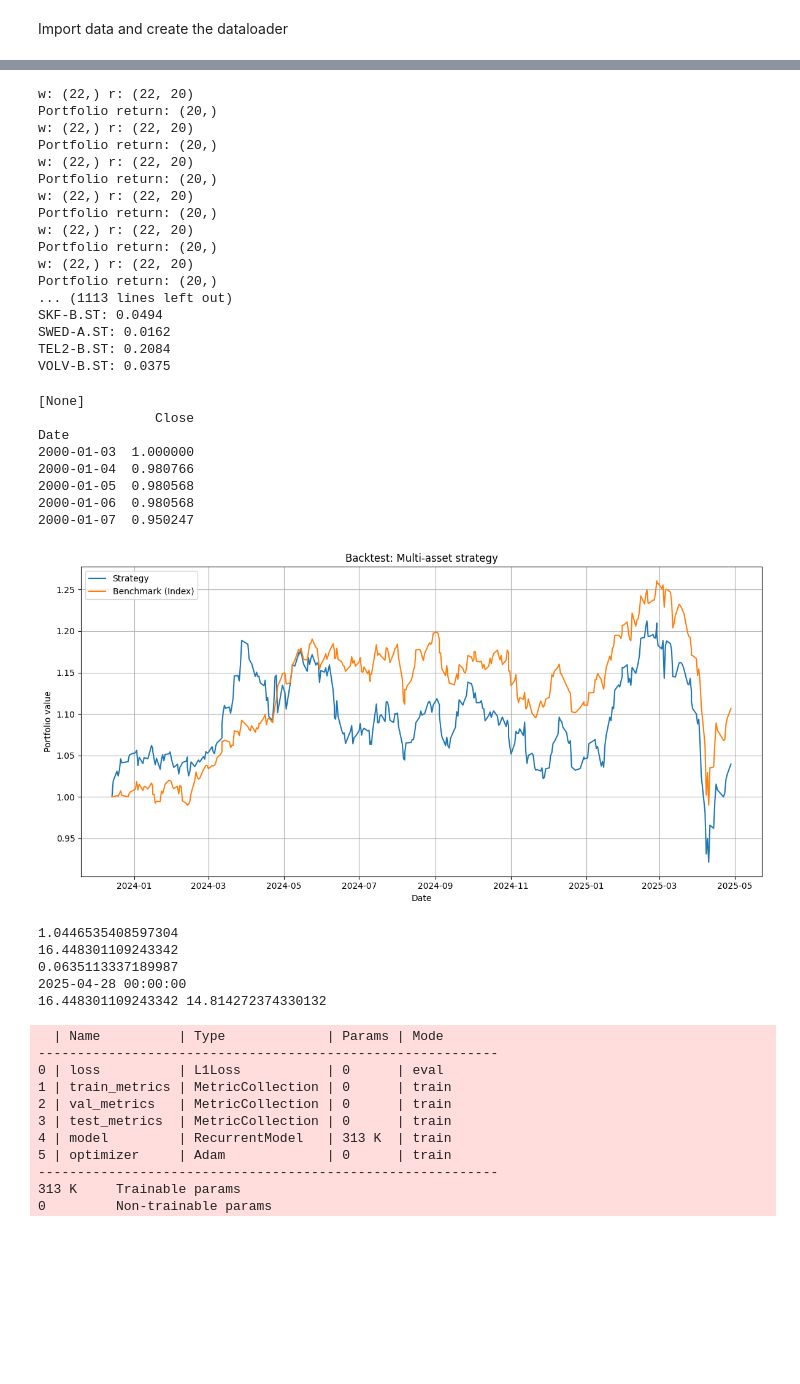
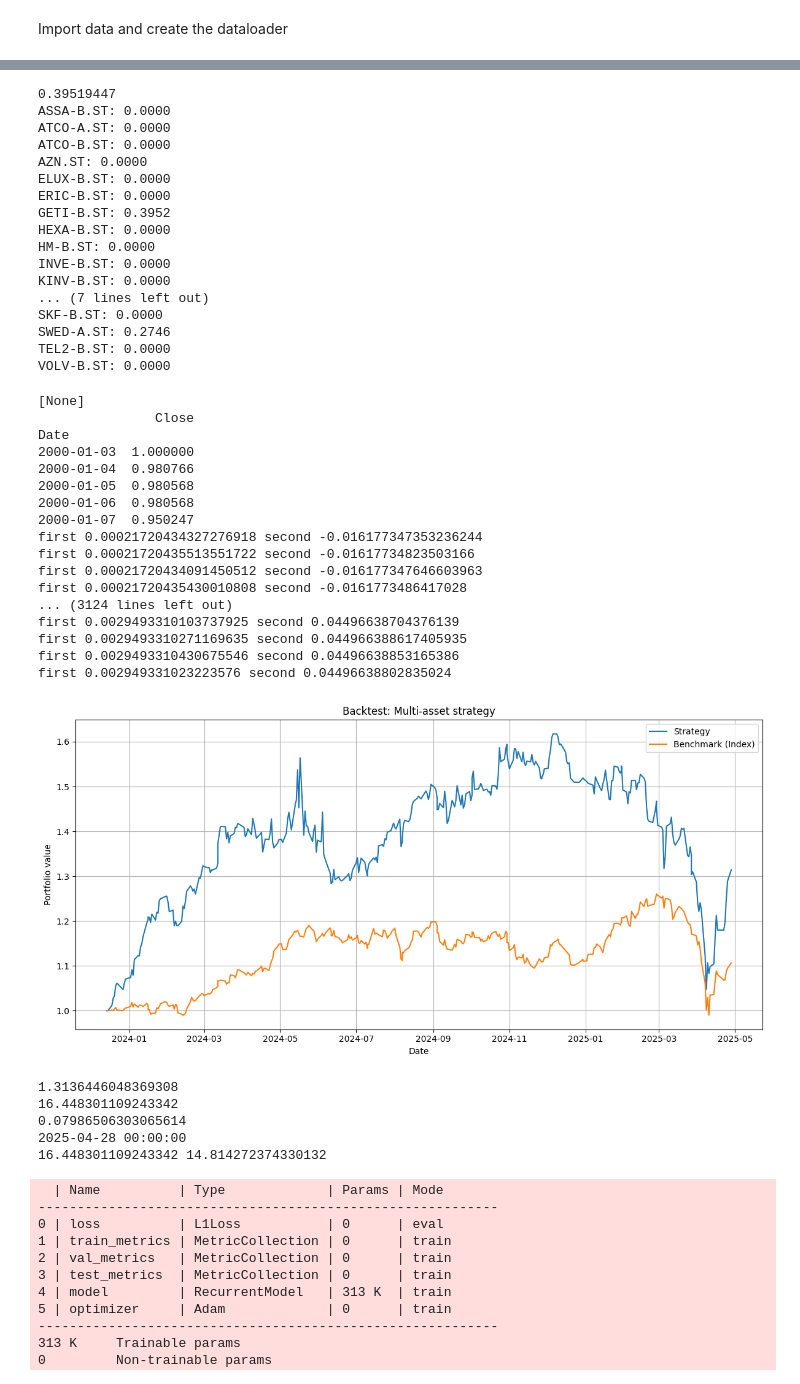
Before and after one commit to peogradin/Project-AMLNN, a Jupyter notebook: MultiAssetLSTM.ipynb, the cells around one changed output, grey strips where cells are left out. Cells and saved outputs as stored; diff of their text form; code cells hidden in the pictures; blank space fills up the shorter version.

```diff
--- a/MultiAssetLSTM.ipynb
+++ b/MultiAssetLSTM.ipynb
@@ -20,7 +20,7 @@ df["Ticker embedding"] = df["Ticker"].map(ticker_embedding)
 print(df.head())
 features = ["Close"] #, "Ticker embedding" # , "Volume", "SMA20", "RSI14"]
 target_col = "Close"
-window   = 50
+window   = 100
 window_step_length = 6
 horizon  = [i for i in range(1, 21)]
 
@@ -278,23 +273,23 @@ print(np.max(weights.numpy()))
 for i, ticker in enumerate(tickers):
     print(f"{ticker}: {weights[0, i].item():.4f}")
 # %% [output]
-w: (22,) r: (22, 20)
-Portfolio return: (20,)
-w: (22,) r: (22, 20)
-Portfolio return: (20,)
-w: (22,) r: (22, 20)
-Portfolio return: (20,)
-w: (22,) r: (22, 20)
-Portfolio return: (20,)
-w: (22,) r: (22, 20)
-Portfolio return: (20,)
-w: (22,) r: (22, 20)
-Portfolio return: (20,)
-... (1113 lines left out)
-SKF-B.ST: 0.0494
-SWED-A.ST: 0.0162
-TEL2-B.ST: 0.2084
-VOLV-B.ST: 0.0375
+0.39519447
+ASSA-B.ST: 0.0000
+ATCO-A.ST: 0.0000
+ATCO-B.ST: 0.0000
+AZN.ST: 0.0000
+ELUX-B.ST: 0.0000
+ERIC-B.ST: 0.0000
+GETI-B.ST: 0.3952
+HEXA-B.ST: 0.0000
+HM-B.ST: 0.0000
+INVE-B.ST: 0.0000
+KINV-B.ST: 0.0000
+... (7 lines left out)
+SKF-B.ST: 0.0000
+SWED-A.ST: 0.2746
+TEL2-B.ST: 0.0000
+VOLV-B.ST: 0.0000
 # %%
 # Backtest
 from functions.backtest_multi_asset import backtest_multi_asset
@@ -306,39 +301,49 @@ df_index = df_index_raw.copy()
 df_index.columns = ["Close"]
 print(df_index.head())
 
 weight_optimizer = PortfolioWeightOptimizer(
-    strategy="sharpe_opt",
+    strategy="mean_variance_opt",
     multi_horizon=True,
-    risk_aversion=0.5
+    risk_aversion=1.0
 )
 
 
 result = backtest_multi_asset(
     ds_test,
     model,
     weight_optimizer,
     df_prices,
     index_df=df_index,
     plot=True
 )
+
 print(result["values"][-1])
 print(result["benchmark"][-1])
 print(result["values"][-1] / result["benchmark"][-1])
 print(result["dates"][-1])
 print(result["benchmark"][-1], result["benchmark"][0])
 # %% [output]
 [None]
                Close
 Date
 2000-01-03  1.000000
 2000-01-04  0.980766
 2000-01-05  0.980568
 2000-01-06  0.980568
 2000-01-07  0.950247
+first 0.00021720434327276918 second -0.016177347353236244
+first 0.00021720435513551722 second -0.01617734823503166
+first 0.00021720434091450512 second -0.016177347646603963
+first 0.00021720435430010808 second -0.0161773486417028
+... (3124 lines left out)
+first 0.0029493310103737925 second 0.04496638704376139
+first 0.0029493310271169635 second 0.044966388617405935
+first 0.0029493310430675546 second 0.04496638853165386
+first 0.002949331023223576 second 0.04496638802835024
-[figure, old version]
+[figure, new version]
-1.0446535408597304
+1.3136446048369308
 16.448301109243342
-0.0635113337189987
+0.07986506303065614
 2025-04-28 00:00:00
 16.448301109243342 14.814272374330132
 # %%
```
Also changed, not shown: parts of 6 cells of this notebook, 4 other files.
